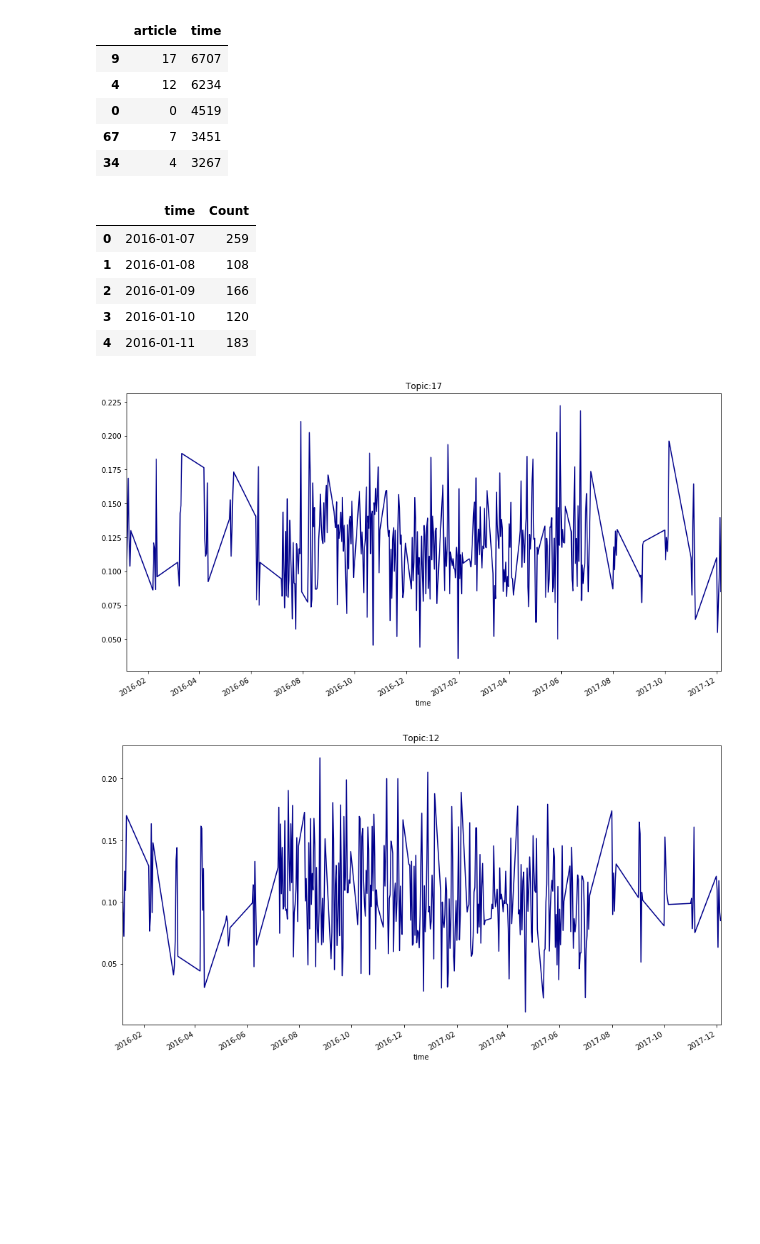
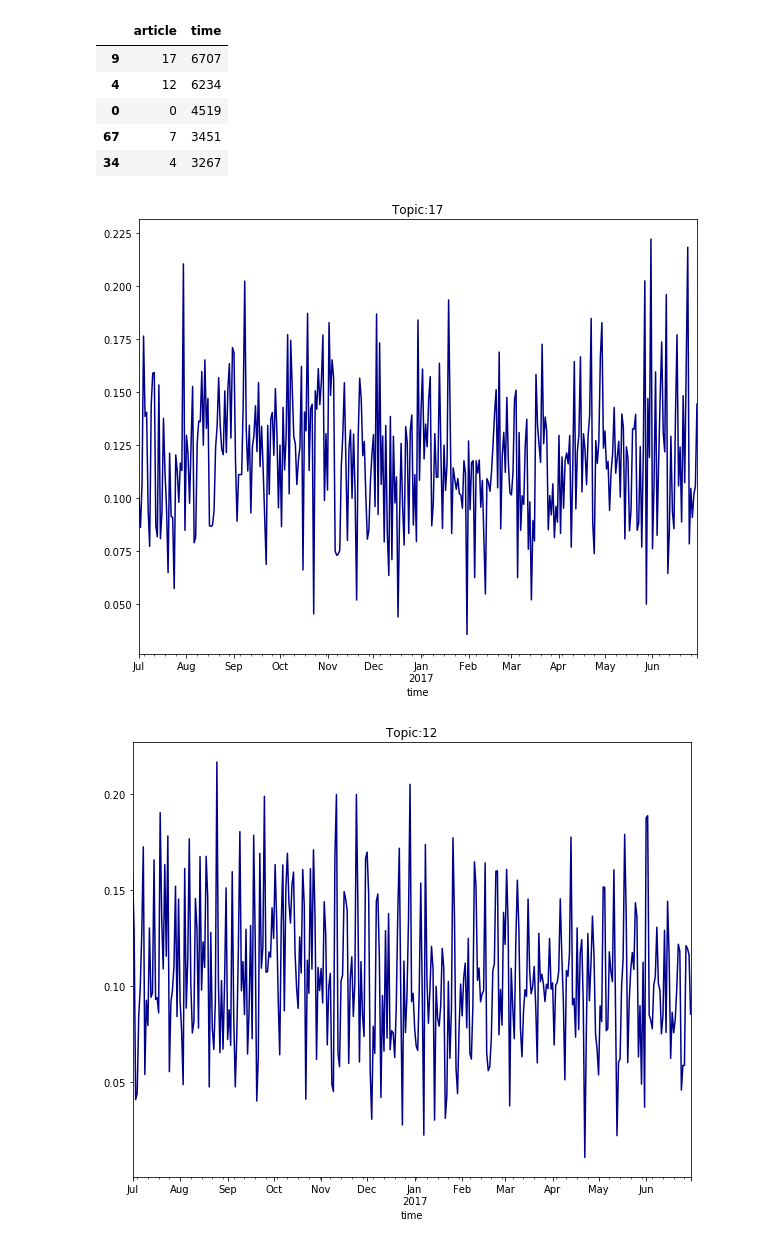
Before and after one commit to TunChiehHsu/NY-times-scraping, a Jupyter notebook: Topic_series.ipynb, the cells around one changed output. Drawn from its saved outputs; the diff is of its cells as text; code cells hidden in the pictures; blank space fills up the shorter version.

Commit message:
modify time

```diff
--- a/Topic_series.ipynb
+++ b/Topic_series.ipynb
@@ -6,7 +6,7 @@ import numpy as np
 df = pd.read_csv('/Users/mueric35/Box Sync/nytimes_articles/article_time.csv')
 df = df.iloc[:,1:3]
 df['article'] = df.article.apply(str)
-df['time'] = pd.to_datetime(df['time'])
+df['time'] = pd.to_datetime(df['time'], format = '%d-%m-%y')
 # %%
 df_article_sum = df.groupby('article').aggregate('count').reset_index()
 df_article_sum.sort_values('time',ascending=False).head()
@@ -20,33 +22,25 @@ df_article_sum.sort_values('time',ascending=False).head()
 # %%
 df_time_sum = df.groupby('time').aggregate('count').reset_index()
 df_time_sum.columns = ['time','Count']
-df_time_sum.head()
-# %% [output]
-|  | time | Count |
-| 0 | 2016-01-07 | 259 |
-| 1 | 2016-01-08 | 108 |
-| 2 | 2016-01-09 | 166 |
-| 3 | 2016-01-10 | 120 |
-| 4 | 2016-01-11 | 183 |
 # %%
 topic = ['17','12','0','7','4']
 # %%
 import matplotlib.pyplot as plt
 
 j = 0
 for i in topic:
     select_article = df[df.article == i]
     select_count = select_article.groupby(['time']).agg('count').reset_index()
     select_count = select_count.merge(df_time_sum)
     select_count['trans_count'] = select_count.article/select_count.Count
     select_series = select_count[['time','trans_count']]
     select_array = np.array(select_series.trans_count)
     pp = Series(select_array, index= select_series.time)
-    plt.figure(figsize = (15,8))
+    plt.figure(figsize = (10,8))
     pp.plot(color = 'darkblue')
     plt.title('Topic:' + i)
     plt.show()
     j+=1
 # %% [output]
-[figure, old version]
+[figure, new version]
-[figure, old version]
+[figure, new version]
```
Also changed, not shown: parts of 2 cells of this notebook.
